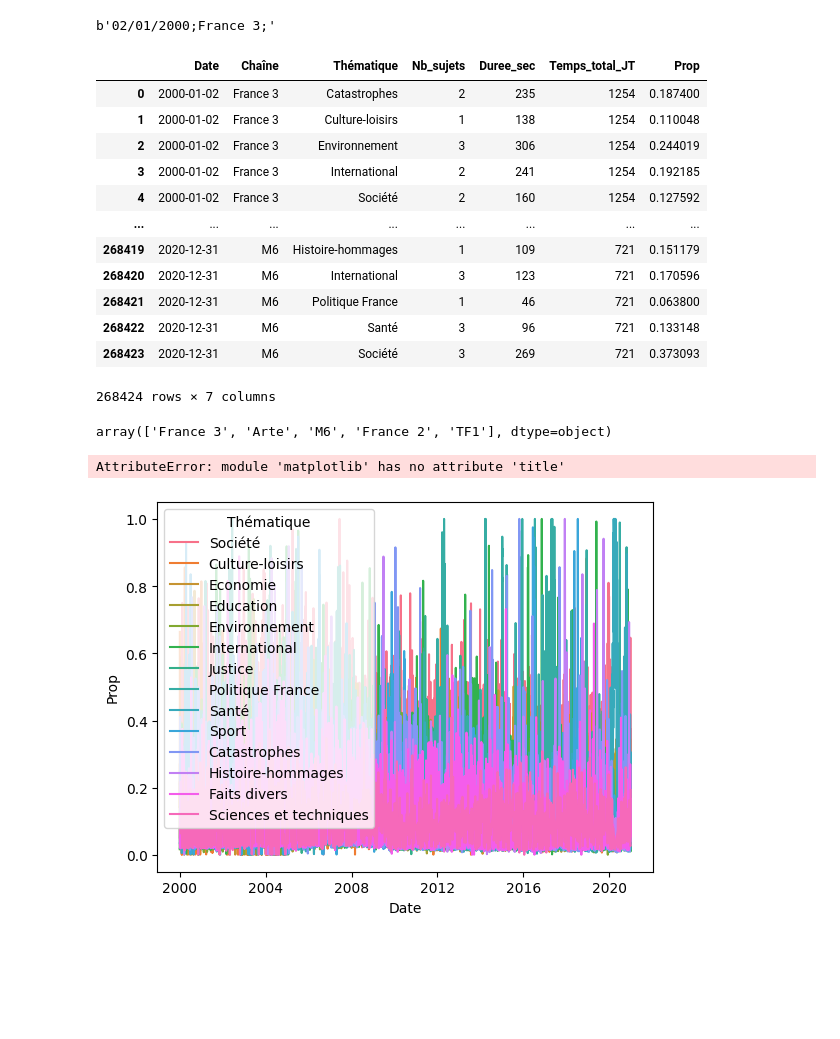
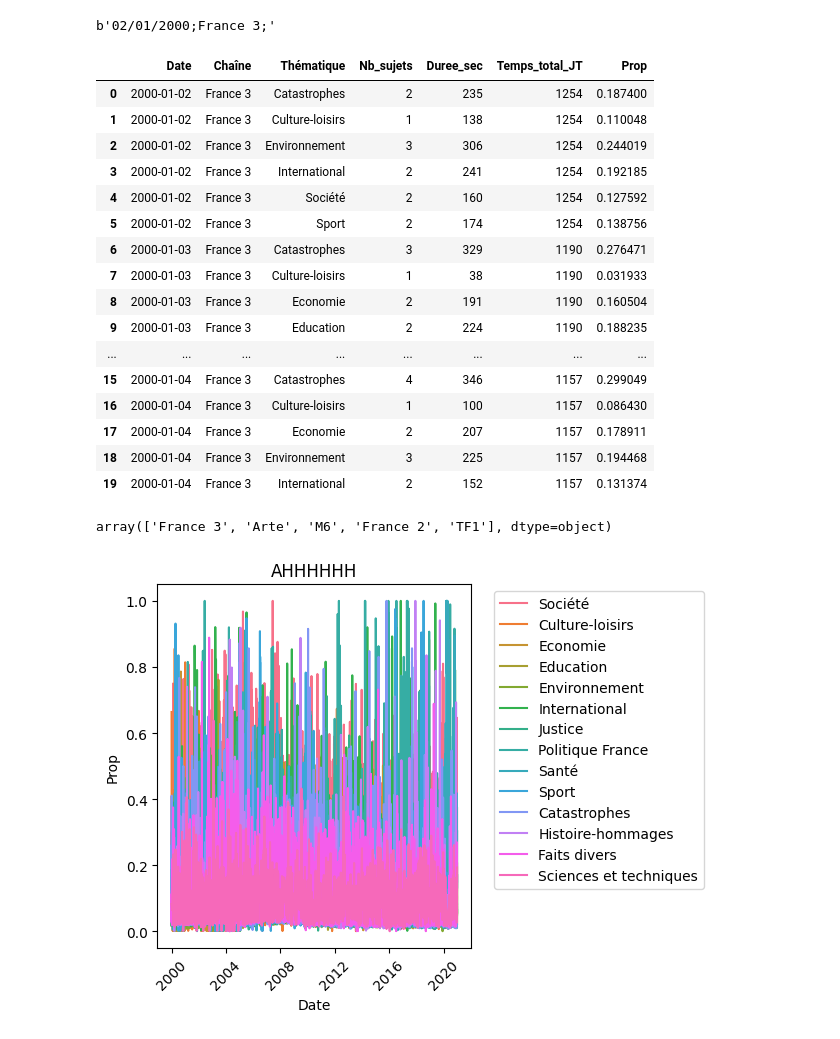
Before and after one commit to Gstrems/Projet_python_2A, a Jupyter notebook: stat_explo_jt.ipynb, the cells around one changed output. Cells and saved outputs as stored; diff of their text form; code cells hidden in the pictures; blank space fills up the shorter version.

```diff
--- a/stat_explo_jt.ipynb
+++ b/stat_explo_jt.ipynb
@@ -8,10 +8,9 @@ from load_data.donnees_chargement import load_sujet_tele
 sujet_tele = load_sujet_tele()
 #on calcule le temps total du JT de chaque jour pour chaque chaîne:
 sujet_tele['Temps_total_JT'] = sujet_tele.groupby(['Date','Chaîne'])['Duree_sec'].transform(sum)
-
 #on créer une colonne "prop" qui contient la proportion de temps dans l'émission dédiée à un type de sujet
 sujet_tele['Prop']=sujet_tele['Duree_sec']/sujet_tele['Temps_total_JT']
-sujet_tele
+sujet_tele.head(20)
 # %% [output]
 b'02/01/2000;France 3;'
 |  | Date | Chaîne | Thématique | Nb_sujets | Duree_sec | Temps_total_JT | Prop |
@@ -20,13 +19,17 @@ b'02/01/2000;France 3;'
 | 2 | 2000-01-02 | France 3 | Environnement | 3 | 306 | 1254 | 0.244019 |
 | 3 | 2000-01-02 | France 3 | International | 2 | 241 | 1254 | 0.192185 |
 | 4 | 2000-01-02 | France 3 | Société | 2 | 160 | 1254 | 0.127592 |
+| 5 | 2000-01-02 | France 3 | Sport | 2 | 174 | 1254 | 0.138756 |
+| 6 | 2000-01-03 | France 3 | Catastrophes | 3 | 329 | 1190 | 0.276471 |
+| 7 | 2000-01-03 | France 3 | Culture-loisirs | 1 | 38 | 1190 | 0.031933 |
+| 8 | 2000-01-03 | France 3 | Economie | 2 | 191 | 1190 | 0.160504 |
+| 9 | 2000-01-03 | France 3 | Education | 2 | 224 | 1190 | 0.188235 |
 | ... | ... | ... | ... | ... | ... | ... | ... |
-| 268419 | 2020-12-31 | M6 | Histoire-hommages | 1 | 109 | 721 | 0.151179 |
-| 268420 | 2020-12-31 | M6 | International | 3 | 123 | 721 | 0.170596 |
-| 268421 | 2020-12-31 | M6 | Politique France | 1 | 46 | 721 | 0.063800 |
-| 268422 | 2020-12-31 | M6 | Santé | 3 | 96 | 721 | 0.133148 |
-| 268423 | 2020-12-31 | M6 | Société | 3 | 269 | 721 | 0.373093 |
+| 15 | 2000-01-04 | France 3 | Catastrophes | 4 | 346 | 1157 | 0.299049 |
+| 16 | 2000-01-04 | France 3 | Culture-loisirs | 1 | 100 | 1157 | 0.086430 |
+| 17 | 2000-01-04 | France 3 | Economie | 2 | 207 | 1157 | 0.178911 |
+| 18 | 2000-01-04 | France 3 | Environnement | 3 | 225 | 1157 | 0.194468 |
+| 19 | 2000-01-04 | France 3 | International | 2 | 152 | 1157 | 0.131374 |
-268424 rows × 7 columns
 # %%
 #ensemble des chaînes de sujet_tele
 sujet_tele['Chaîne'].unique()
@@ -42,7 +45,12 @@ sujet_tele_TF1 = sujet_tele[sujet_tele['Chaîne']=='TF1']
 # %%
 #on représente avec seaborn : M6
 sns.lineplot(data=sujet_tele_M6, x='Date', y='Prop', hue='Thématique')
 plt.title('AHHHHHH')
+plt.xticks(rotation=45)
+plt.tight_layout()
+plt.legend(bbox_to_anchor=(1.05, 1), loc='upper left')
+plt.tight_layout()
+plt.show()
+# peu lisible : on va lisser prendre la proportion moyenne par mois
 # %% [output]
-AttributeError: module 'matplotlib' has no attribute 'title'
-[figure, old version]
+[figure, new version]
```
Also changed, not shown: parts of 4 cells of this notebook.
